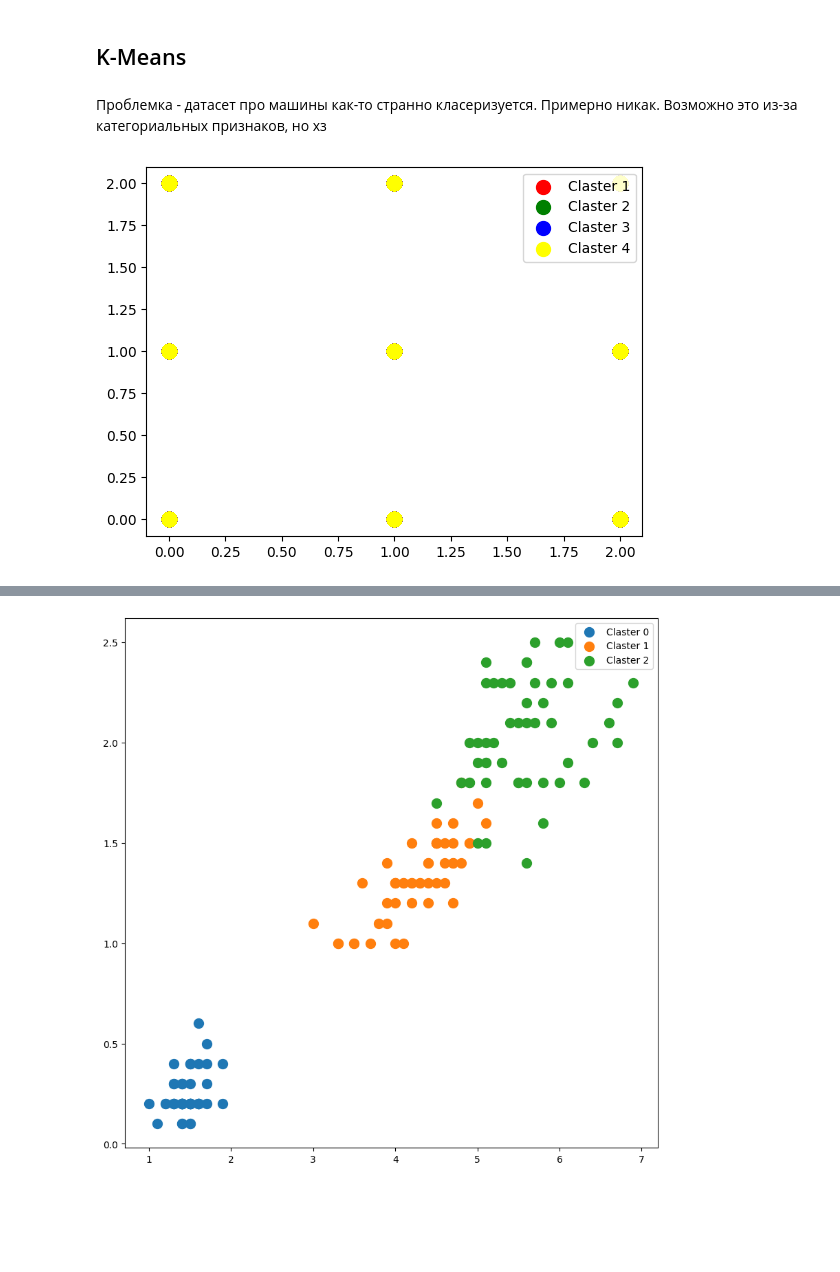
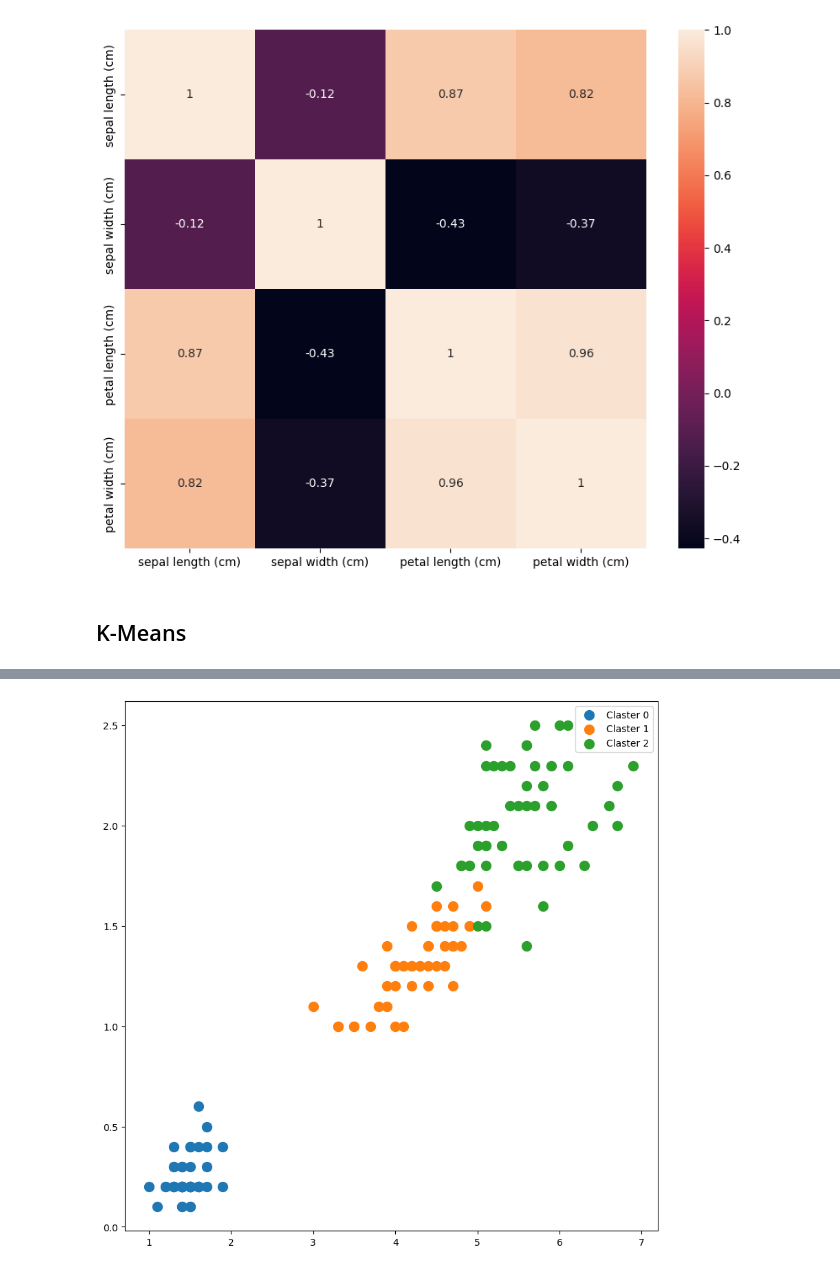
Before and after one commit to DanishevskiyNS/ML, a Jupyter notebook: Lab1 clustering.ipynb, the cells around one changed output, grey strips where cells are left out. Cells and saved outputs as stored; diff of their text form; code cells hidden in the pictures; blank space fills up the shorter version.

```diff
--- a/Lab1 clustering.ipynb
+++ b/Lab1 clustering.ipynb
@@ -77,0 +150,4 @@ df
+# %%
+data = data.drop(columns='target')
+n_data = norm_data(data)
+n_data
@@ -78,4 +168,6 @@ df
+# %%
+plot_heatmap(n_data)
+# %% [output]
+[figure, added]
 # %% [markdown]
 ## K-Means
-# %% [markdown]
-Проблемка - датасет про машины как-то странно класеризуется. Примерно никак. Возможно это из-за категориальных признаков, но хз
@@ -106,12 +179,3 @@ def plot_clusters(x: np.ndarray, clusters: np.ndarray, features: tuple):
-# %%
-plt.scatter(x[clusters == 0, 3], x[clusters == 0, 5], s=100, c='red', label=f'Claster {1}')
-plt.scatter(x[clusters == 1, 3], x[clusters == 1, 5], s=100, c='green',label=f'Claster {2}')
-plt.scatter(x[clusters == 2, 3], x[clusters == 2, 5], s=100, c='blue',label=f'Claster {3}')
-plt.scatter(x[clusters == 3, 3], x[clusters == 3, 5], s=100, c='yellow',label=f'Claster {4}')
-plt.legend()
-plt.show()
-# %% [output]
-[figure, removed]
 # %%
 plot_clusters(X_iris, clusters, (2,3))
 # %% [output]
```
Also changed, not shown: parts of 31 cells of this notebook.
